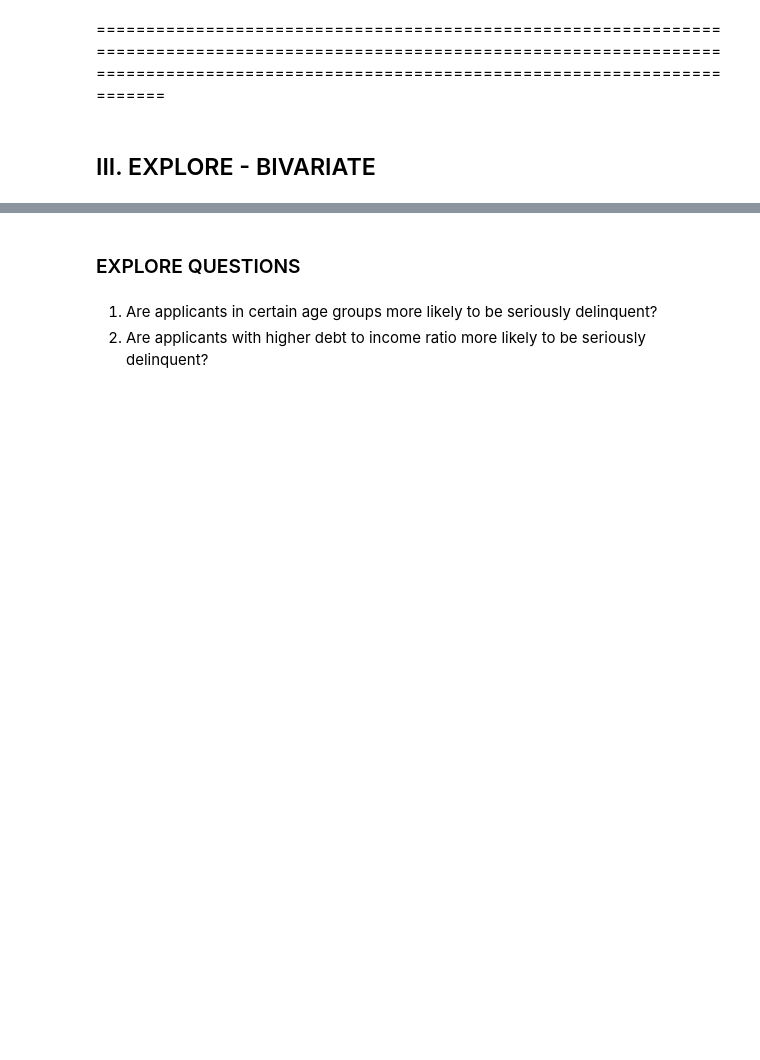
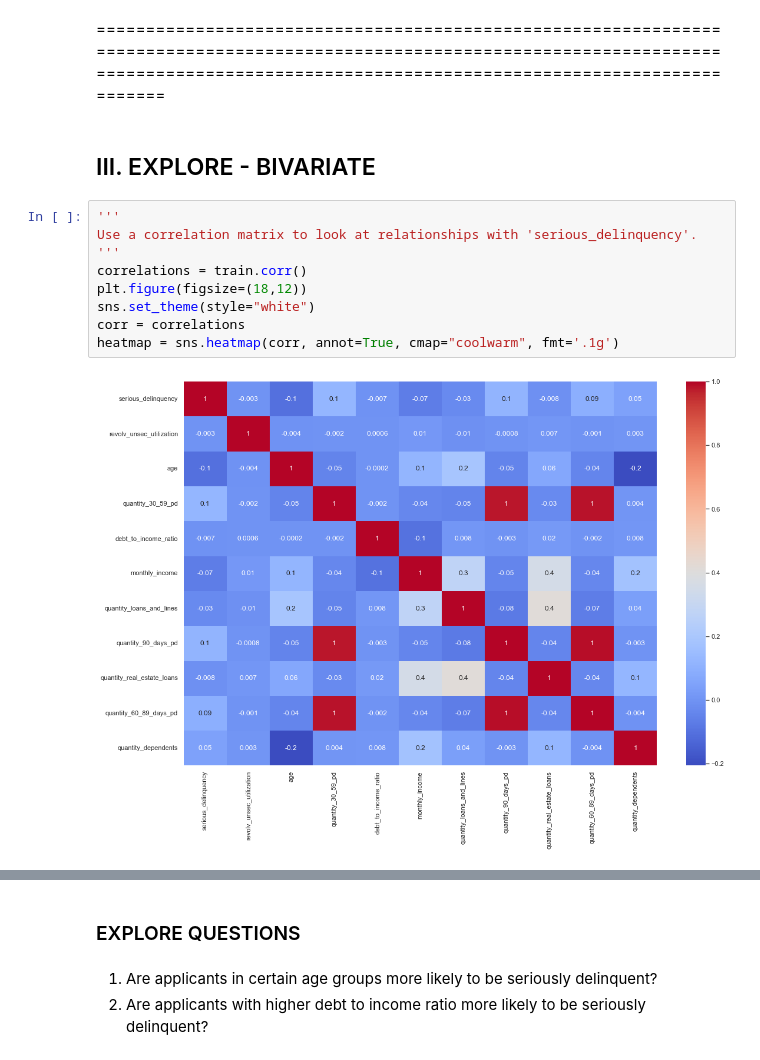
Before and after one commit to rachelrobbinsmayhill/Personal-Project, a Jupyter notebook: work.ipynb, the cells around one changed output, grey strips where cells are left out. Drawn from its saved outputs; the diff is of its cells as text; blank space fills up the shorter version.

```diff
--- a/work.ipynb
+++ b/work.ipynb
@@ -504,3 +520,14 @@ test -> (24054, 13)
 ====================================================================================================================================================================================================
 # %% [markdown]
 ## III. EXPLORE - BIVARIATE
+# %%
+'''
+Use a correlation matrix to look at relationships with 'serious_delinquency'.
+'''
+correlations = train.corr()
+plt.figure(figsize=(18,12))
+sns.set_theme(style="white")
+corr = correlations
+heatmap = sns.heatmap(corr, annot=True, cmap="coolwarm", fmt='.1g')
+# %% [output]
+[figure, added]
```
Also changed, not shown: parts of 33 cells of this notebook.
